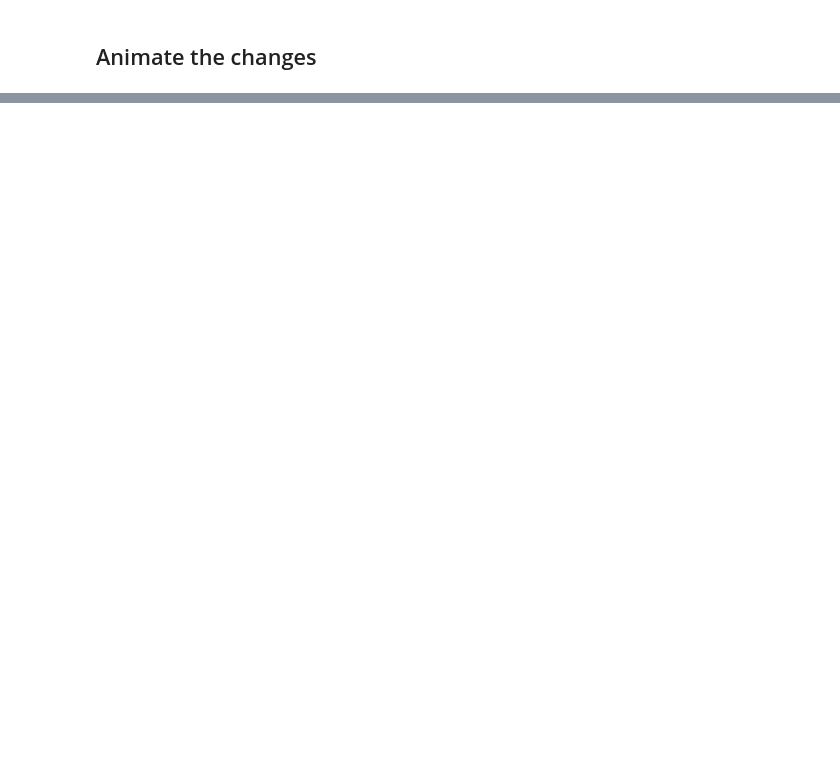
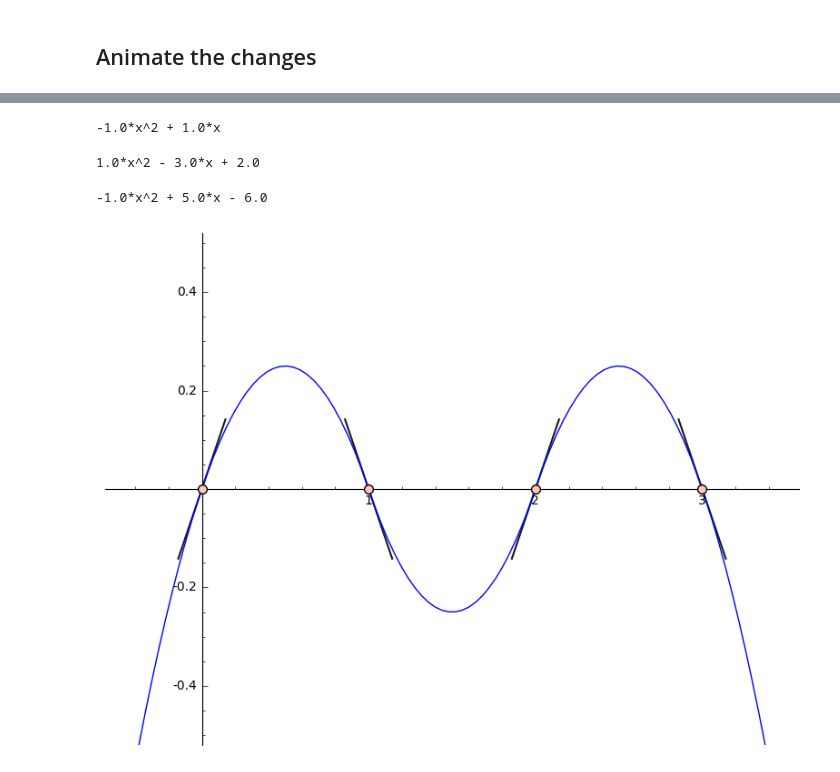
Before and after one commit to kiranajij/NumericalNotebooks, a Jupyter notebook: Hermite Cubic Splines.ipynb, the cells around one changed output, grey strips where cells are left out. Saved outputs shown, nothing was run; the diff lists cells and outputs as text; code cells hidden in the pictures; blank space fills up the shorter version.

```diff
--- a/Hermite Cubic Splines.ipynb
+++ b/Hermite Cubic Splines.ipynb
@@ -297,0 +318,19 @@ TypeError: no way to make fast_float from None
+# %%
+Xs = [0, 1, 2, 3]
+Fx = [0, 0, 0, 0]
+Fp = [1, -1, 1, -1]
+
+spline = HermiteSplineMultipoint(Xs, Fx, Fp)
+for i in range(3):
+    show(spline.get_poly_of_index(i))
+# %% [output]
+-1.0*x^2 + 1.0*x
+1.0*x^2 - 3.0*x + 2.0
+-1.0*x^2 + 5.0*x - 6.0
+# %%
+p = HermiteMultiPlotSage(Xs, Fx, Fp)
+p.set_axes_range(-.5, 3.5, -.5, .5)
+show(p)
+p.save('hermite_multi_ex1.png')
+# %% [output]
+[figure, added]
```
Also changed, not shown: parts of 13 cells of this notebook, 5 other files.
